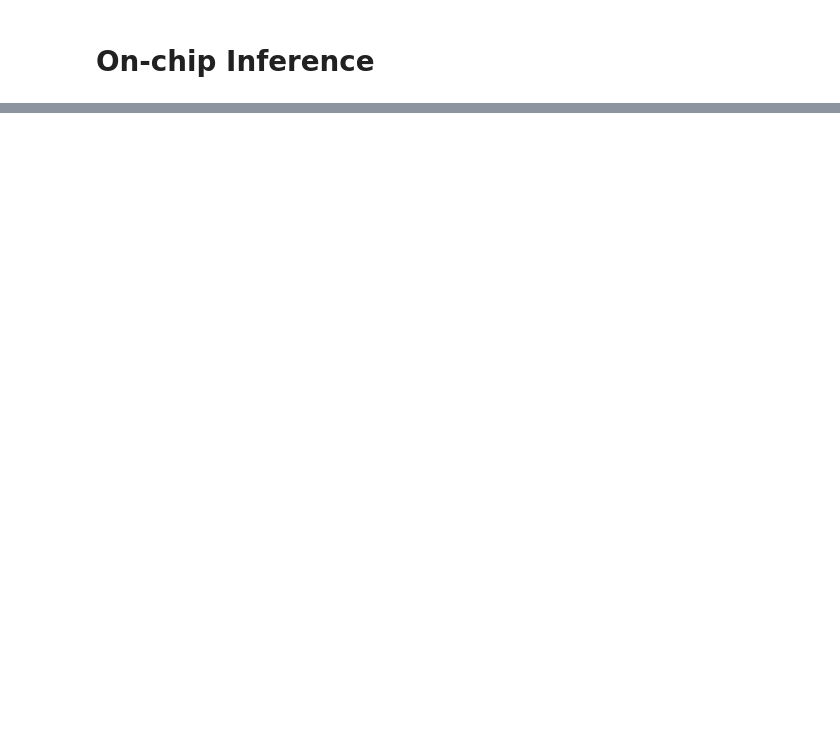
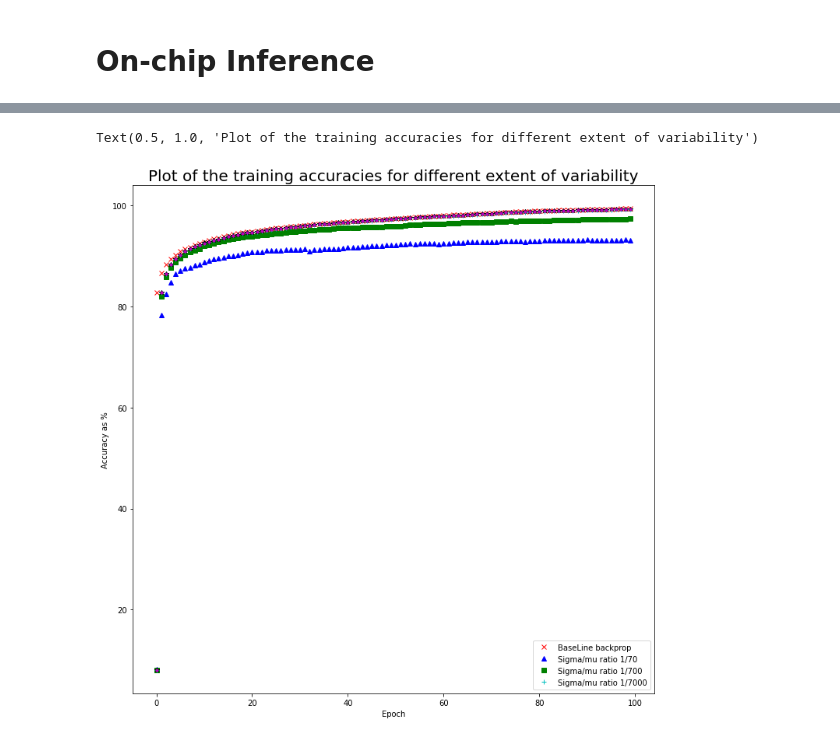
Before and after one commit to Rohit01-zoey/Perturbation-techniques-in-CNNs, a Jupyter notebook: code/mnistVariability.ipynb, the cells around one changed output, grey strips where cells are left out. Cells and saved outputs as stored; diff of their text form; code cells hidden in the pictures; blank space fills up the shorter version.

```diff
--- a/code/mnistVariability.ipynb
+++ b/code/mnistVariability.ipynb
@@ -420,6 +473,13 @@ Variability transformed weights HAVE been cleared!!
 # %% [markdown]
 ## Storing the variability transformed weights in the appropriate text files
 # %%
-mu, sigma, vDD = 0.7, 0.1, 5
+mu, sigma, vDD = 0.7, 0.7, 5
+# %%
+W1Currents = initMosParam((500, 784), mu, sigma, vDD, precision)
+b1Currents = initMosParam((500, 1), mu, sigma, vDD, precision)
+W2Currents = initMosParam((500, 500) ,mu, sigma, vDD, precision)
+b2Currents = initMosParam((500, 1), mu, sigma, vDD, precision)
+W3Currents = initMosParam((10, 500),mu, sigma, vDD, precision)
+b3Currents = initMosParam((10, 1), mu, sigma, vDD, precision)
 # %%
 basePath = "D:\\perturbation_on_chip_learning\\Perturbation-techniques-in-CNNs\\weights\\"
@@ -517,0 +580,9 @@ plt.legend(["Training accuracy (software)", "Training accuracy (on chip)"])
+# %%
+#sigmaList = [1, 0.7, 0.5, 0.3, 0.1, 0.01]
+#max value of sigma = rt(0.7/3) since 99% value lie within 3xsigma^2 of mean
+sigmaList = [0.3, 0.1, 0.01, 0.001, 0.0001]
+mu = 0.7
+vDD = 5
+# %%
+trainAccOnChipList = []
+valAccOnChipList = []
@@ -517,0 +706,17 @@ plt.legend(["Training accuracy (software)", "Training accuracy (on chip)"])
+# %%
+plt.figure(figsize=(12, 12))
+plt.plot(train_acc, 'rx')
+plt.plot(trainAccOnChipList[0], 'b^')
+plt.plot(trainAccOnChipList[1], 'gs')
+plt.plot(trainAccOnChipList[2], 'c+')
+plt.plot(trainAccOnChipList[3], 'k*')
+plt.plot(trainAccOnChipList[4], 'm.')
+
+plt.xlabel("Epoch")
+plt.ylabel("Accuracy as %")
+#plt.legend(["BaseLine backprop", "Sigma/mu ratio 3/7", "Sigma/mu ratio 1/7", "Sigma/mu ratio 1/70", "Sigma/mu ratio 1/700", "Sigma/mu ratio 1/7000"])
+plt.legend(["BaseLine backprop", "Sigma/mu ratio 1/70", "Sigma/mu ratio 1/700", "Sigma/mu ratio 1/7000"])
+plt.title("Plot of the training accuracies for different extent of variability", size = 20)
+# %% [output]
+Text(0.5, 1.0, 'Plot of the training accuracies for different extent of variability')
+[figure, added]
```
Also changed, not shown: parts of 25 cells of this notebook.
